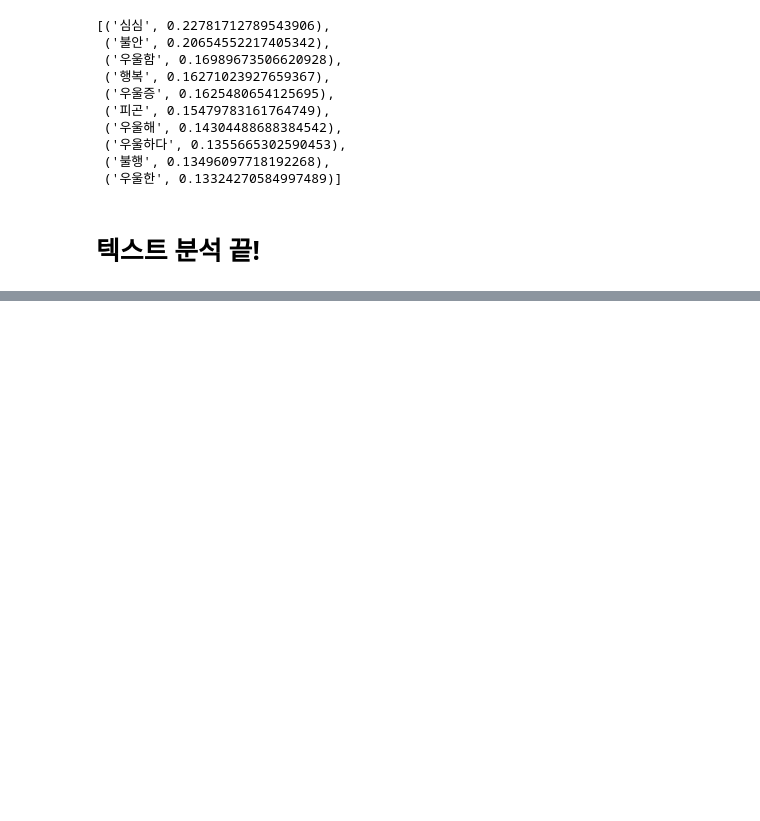
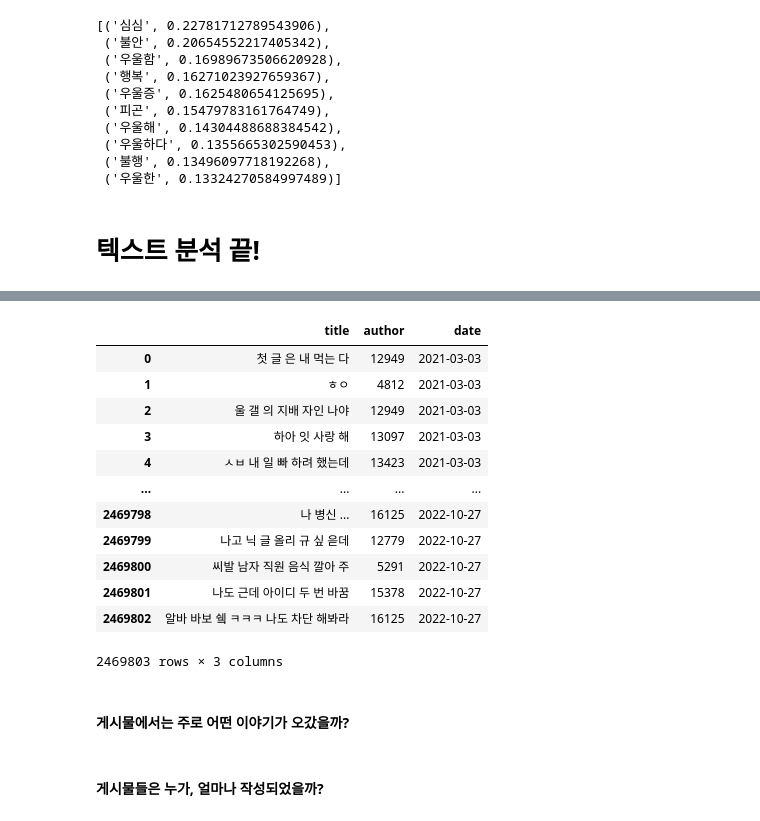
Before and after one commit to GwiHwan-Go/Detect_SC, a Jupyter notebook: Data_Analysis.ipynb, the cells around one changed output, grey strips where cells are left out. Saved outputs shown, nothing was run; the diff lists cells and outputs as text; code cells hidden in the pictures; blank space fills up the shorter version.

```diff
--- a/Data_Analysis.ipynb
+++ b/Data_Analysis.ipynb
@@ -300,0 +426,2 @@ most_similar('우울', pmi, vocab2idx, idx2vocab)
+# %%
+data.date = pd.to_datetime(data.date)
@@ -300,0 +432,3 @@ most_similar('우울', pmi, vocab2idx, idx2vocab)
+# %%
+df = data.set_index(['date','author'])
+df
@@ -300,0 +475,19 @@ most_similar('우울', pmi, vocab2idx, idx2vocab)
+# %%
+
+group_by_count = df.groupby(level=['date', 'author']).count()
+group_by_title_sum['length'] = group_by_count.title.str.len()
+group_by_title_sum
+# %% [output]
+|  | title | author | date |
+| 0 | 첫 글 은 내 먹는 다 | 12949 | 2021-03-03 |
+| 1 | ㅎㅇ | 4812 | 2021-03-03 |
+| 2 | 울 갤 의 지배 자인 나야 | 12949 | 2021-03-03 |
+| 3 | 하아 잇 사랑 해 | 13097 | 2021-03-03 |
+| 4 | ㅅㅂ 내 일 빠 하려 했는데 | 13423 | 2021-03-03 |
+| ... | ... | ... | ... |
+| 2469798 | 나 병신 ... | 16125 | 2022-10-27 |
+| 2469799 | 나고 닉 글 올리 규 싶 읃데 | 12779 | 2022-10-27 |
+| 2469800 | 씨발 남자 직원 음식 깔아 주 | 5291 | 2022-10-27 |
+| 2469801 | 나도 근데 아이디 두 번 바꿈 | 15378 | 2022-10-27 |
+| 2469802 | 알바 바보 쉨 ㅋㅋㅋ 나도 차단 해봐라 | 16125 | 2022-10-27 |
+2469803 rows × 3 columns
@@ -300,0 +505,2 @@ most_similar('우울', pmi, vocab2idx, idx2vocab)
+# %% [markdown]
+#### 게시물에서는 주로 어떤 이야기가 오갔을까?
@@ -300,0 +519,2 @@ most_similar('우울', pmi, vocab2idx, idx2vocab)
+# %% [markdown]
+#### 게시물들은 누가, 얼마나 작성되었을까?
```
Also changed, not shown: parts of 29 cells of this notebook.
